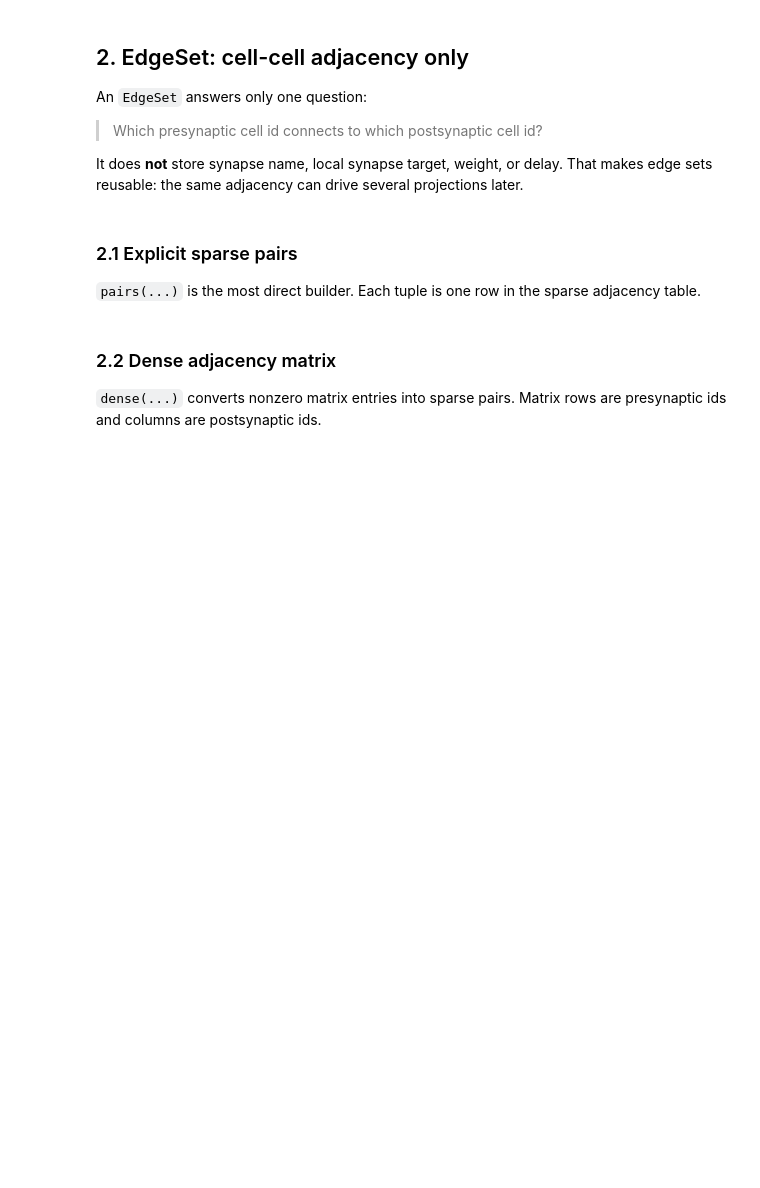
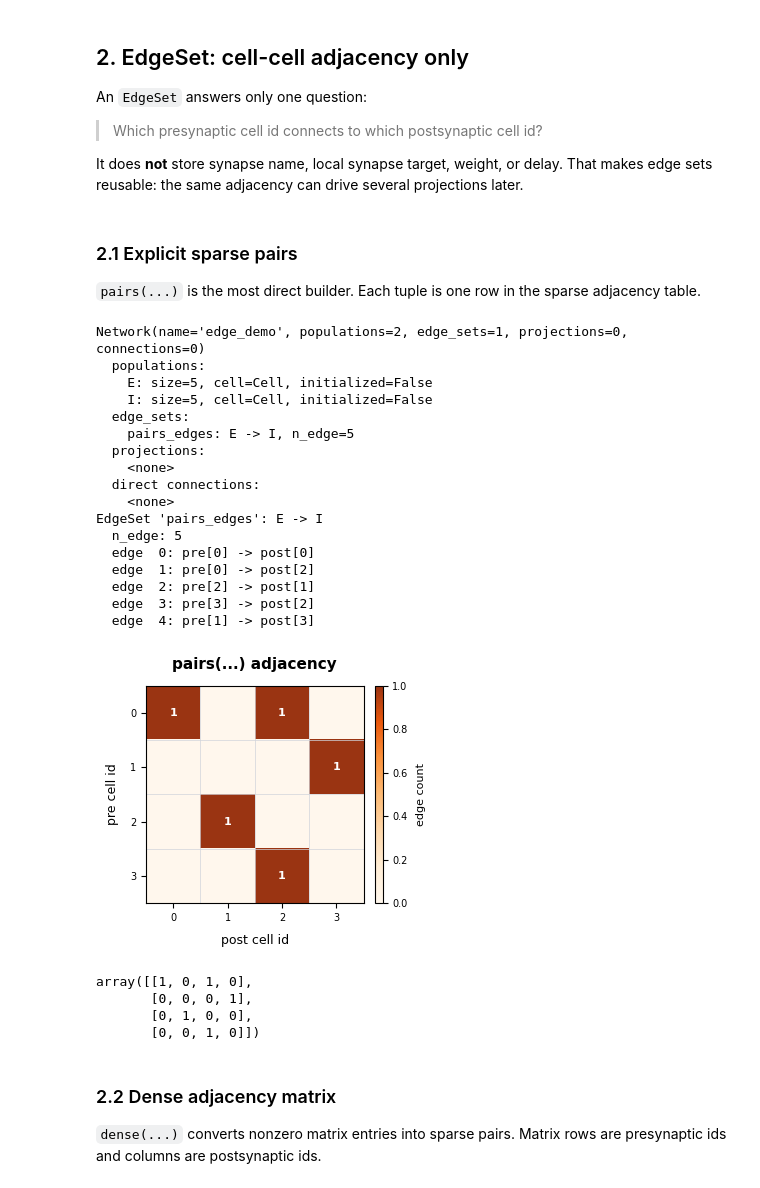
Before and after one commit to chaobrain/braincell, a Jupyter notebook: examples/multi_compartment/network.ipynb, the cells around one changed output. Cells and saved outputs as stored; diff of their text form; code cells hidden in the pictures; blank space fills up the shorter version.

```diff
--- a/examples/multi_compartment/network.ipynb
+++ b/examples/multi_compartment/network.ipynb
@@ -483,18 +500,41 @@ It does **not** store synapse name, local synapse target, weight, or delay.  Tha
 `pairs(...)` is the most direct builder.  Each tuple is one row in the sparse adjacency table.
 # %%
 edge_net = braincell.Network(name="edge_demo")
-edge_net.add_population("E", build_pre_cell(size=4))
-edge_net.add_population("I", build_post_cell(size=3))
+edge_net.add_population("E", build_pre_cell(size=5))
+edge_net.add_population("I", build_post_cell(size=5))
 
 pairs_edges = edge_net.add_edges(
     name="pairs_edges",
     pre="E",
     post="I",
-    method=braincell.network.pairs([(0, 0), (0, 2), (2, 1), (3, 2)]),
+    method=braincell.network.pairs([(0, 0), (0, 2), (2, 1), (3, 2), (1, 3)]),
 )
 print(edge_net)
 edge_table(pairs_edges)
-plot_adjacency(pairs_edges, n_pre=4, n_post=3, title="pairs(...) adjacency")
+plot_adjacency(pairs_edges, n_pre=4, n_post=4, title="pairs(...) adjacency")
+# %% [output]
+Network(name='edge_demo', populations=2, edge_sets=1, projections=0, connections=0)
+  populations:
+    E: size=5, cell=Cell, initialized=False
+    I: size=5, cell=Cell, initialized=False
+  edge_sets:
+    pairs_edges: E -> I, n_edge=5
+  projections:
+    <none>
+  direct connections:
+    <none>
+EdgeSet 'pairs_edges': E -> I
+  n_edge: 5
+  edge  0: pre[0] -> post[0]
+  edge  1: pre[0] -> post[2]
+  edge  2: pre[2] -> post[1]
+  edge  3: pre[3] -> post[2]
+  edge  4: pre[1] -> post[3]
+[figure, added]
+array([[1, 0, 1, 0],
+       [0, 0, 0, 1],
+       [0, 1, 0, 0],
+       [0, 0, 1, 0]])
 # %% [markdown]
 ### 2.2 Dense adjacency matrix
 
```
Also changed, not shown: parts of 24 cells of this notebook, 11 other files.
